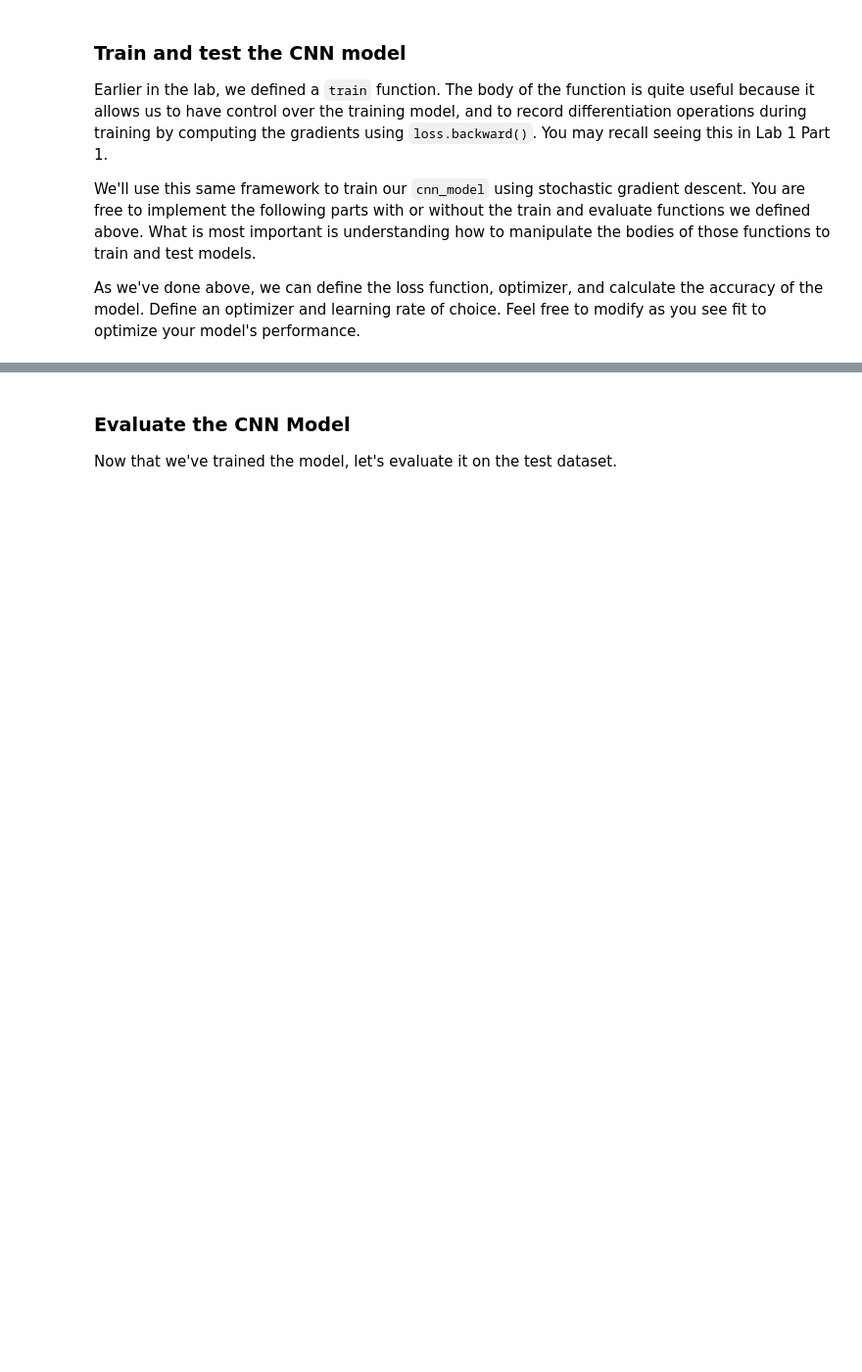
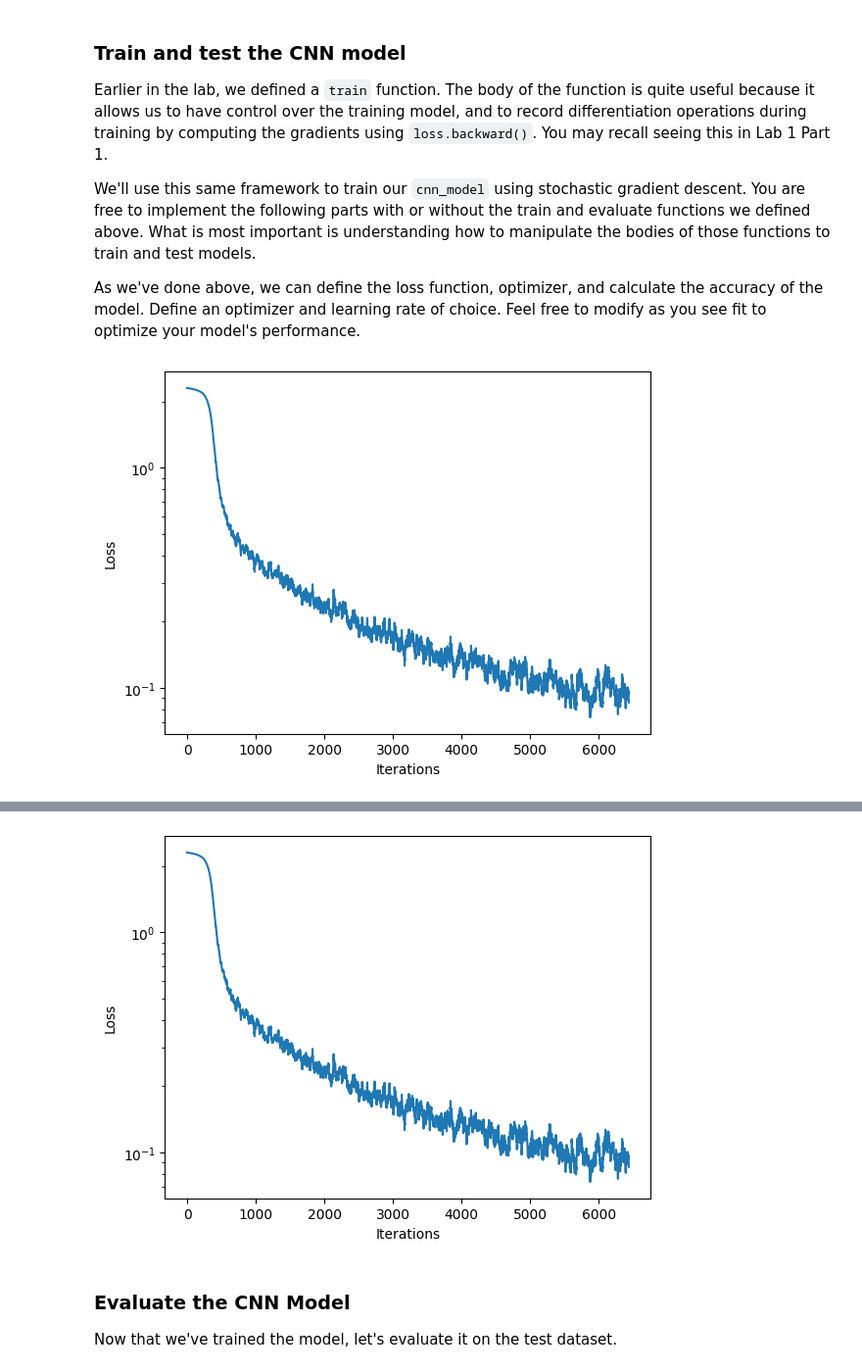
Before and after one commit to hashim54/introtodeeplearning, a Jupyter notebook: lab2/PT_Part1_MNIST.ipynb, the cells around one changed output, grey strips where cells are left out. Shown: that part at 98% size. Drawn from its saved outputs; the diff is of its cells as text; code cells hidden in the pictures; blank space fills up the shorter version.

```diff
--- a/lab2/PT_Part1_MNIST.ipynb
+++ b/lab2/PT_Part1_MNIST.ipynb
@@ -319,12 +344,14 @@ class CNN(nn.Module):
         # TODO: Define the first convolutional layer
         self.conv1 = nn.Conv2d(in_channels=1, out_channels=24, kernel_size=3)   # TODO
 
+        self.relu = nn.ReLU()
         # TODO: Define the first max pooling layer
         self.pool1 = nn.MaxPool2d(kernel_size=2) # TODO
 
         # TODO: Define the second convolutional layer
         self.conv2 = nn.Conv2d(in_channels=24, out_channels=36, kernel_size=3) # TODO
 
+        self.relu = nn.ReLU()
         # TODO: Define the second max pooling layer
         self.pool2 = nn.MaxPool2d(kernel_size=2) # TODO
 
@@ -334,7 +361,7 @@ class CNN(nn.Module):
 
         # TODO: Define the Linear layer that outputs the classification
         # logits over class labels. Remember that CrossEntropyLoss operates over logits.
-        self.fc2 = # TODO
+        self.fc2 = nn.Linear(128, 10)  # TODO
 
 
     def forward(self, x):
@@ -342,10 +369,16 @@ class CNN(nn.Module):
         x = self.conv1(x)
         x = self.relu(x)
         x = self.pool1(x)
-
+        x = self.conv2(x)
+        x = self.relu(x)
+        x = self.pool2(x)
+        x = self.flatten(x)
+        x = self.fc1(x)
+        x = self.relu(x)
+        x = self.fc2(x)
         # '''TODO: Implement the rest of forward pass of the model using the layers you have defined above'''
         #     '''hint: this will involve another set of convolutional/pooling layers and then the linear layers'''
-        '''TODO'''
+        #'''TODO'''
 
         return x
 
@@ -400,36 +444,41 @@ for epoch in range(epochs):
 
     # First grab a batch of training data which our data loader returns as a tensor
     for idx, (images, labels) in enumerate(tqdm(trainset_loader)):
         images, labels = images.to(device), labels.to(device)
 
         # Forward pass
         # TODO: feed the images into the model and obtain the predictions
-        logits = # TODO
+        logits = cnn_model(images) # TODO
 
         # TODO: compute the categorical cross entropy loss using the predicted logits
-        loss = # TODO
+        loss = loss_function(logits, labels) # TODO
 
         # Get the loss and log it to comet and the loss_history record
         loss_value = loss.item()
-        comet_model_2.log_metric("loss", loss_value, step=idx)
+        #comet_model_2.log_metric("loss", loss_value, step=idx)
         loss_history.append(loss_value) # append the loss to the loss_history record
         plotter.plot(loss_history.get())
 
         # Backpropagation/backward pass
-        '''TODO: Compute gradients for all model parameters and propagate backwads
-            to update model parameters. remember to reset your optimizer!'''
+        #'''TODO: Compute gradients for all model parameters and propagate backwads
+        #    to update model parameters. remember to reset your optimizer!''
         # TODO: reset optimizer
         # TODO: compute gradients
         # TODO: update model parameters
+        optimizer.zero_grad()
+        loss.backward()
+        optimizer.step()
 
         # Get the prediction and tally metrics
         predicted = torch.argmax(logits, dim=1)
         correct_pred += (predicted == labels).sum().item()
         total_pred += labels.size(0)
 
     # Compute metrics
     total_epoch_loss = total_loss / total_pred
     epoch_accuracy = correct_pred / total_pred
     print(f"Epoch {epoch + 1}, Loss: {total_epoch_loss}, Accuracy: {epoch_accuracy:.4f}")
 
-comet_model_2.log_figure(figure=plt)
+#comet_model_2.log_figure(figure=plt)
+# %% [output]
+[figure, added]
@@ -436,3 +486,4 @@ comet_model_2.log_figure(figure=plt)
+[figure, added]
 # %% [markdown]
 ### Evaluate the CNN Model
 
```
Also changed, not shown: parts of 17 cells of this notebook.
